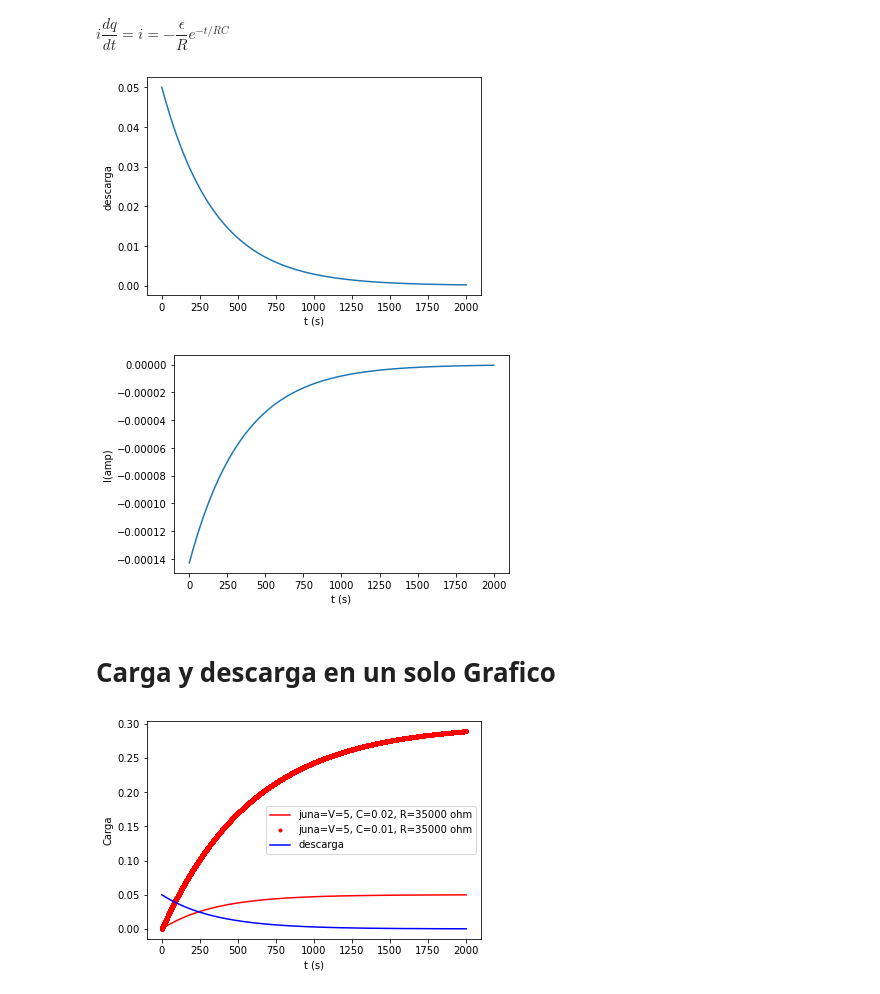
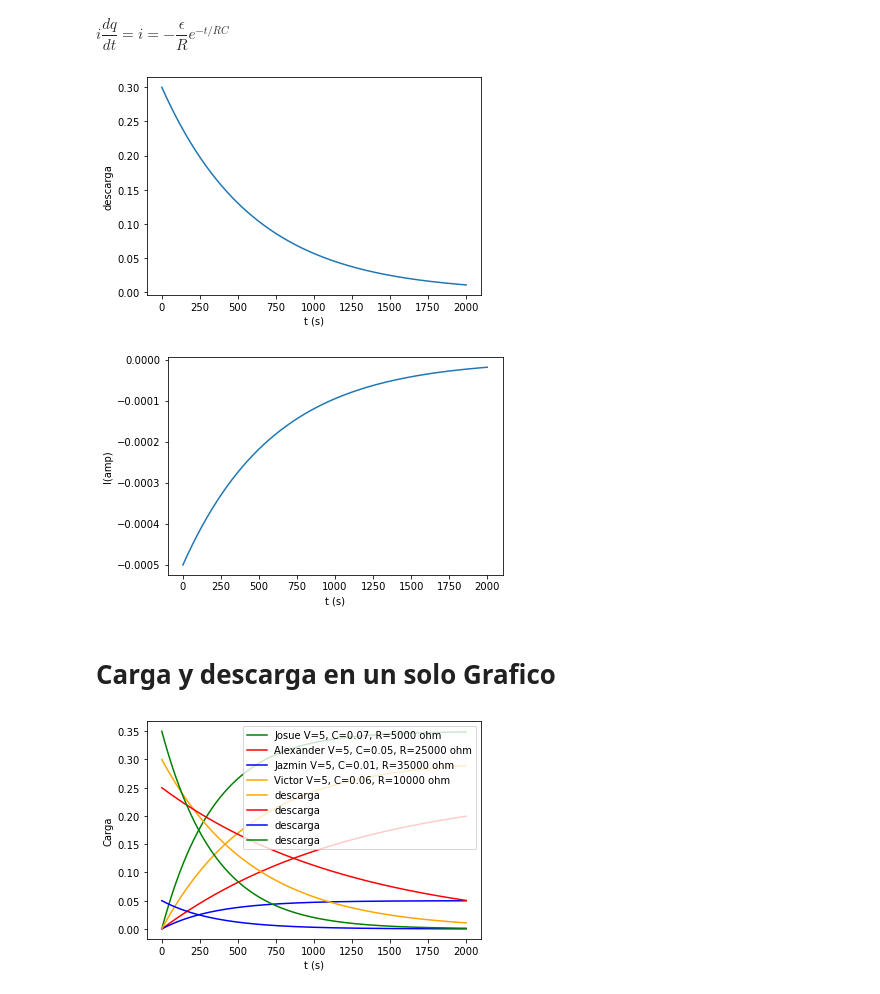
Before and after one commit to JazzLilo/Carga-y-Descarga-de-un-Condensador, a Jupyter notebook: Untitled.ipynb, the cells around one changed output. Saved outputs shown, nothing was run; the diff lists cells and outputs as text; code cells hidden in the pictures.

```diff
--- a/Untitled.ipynb
+++ b/Untitled.ipynb
@@ -58,41 +58,53 @@ $i\dfrac{dq}{dt}=i=-\dfrac{\epsilon}{R}e^{-t/RC}$
 def descargaQ(e,C,R,t):
     return e*C*(np.exp(-t/(R*C)))
 
-desQ=descargaQ(5,0.01,35000,t)
+desQ=descargaQ(5,0.06,10000,t)
 plt.plot(t,desQ)
 plt.ylabel('descarga')
 plt.xlabel('t (s)')
 plt.show()
 # %% [output]
-[figure, old version]
+[figure, new version]
 # %%
 #funcion corriente descarga
 def descargaI(e,C,R,t):
     return -(e/R)*np.exp(-t/(R*C))
 
-desI=descargaI(5,0.01,35000,t)
+desI=descargaI(5,0.06,10000,t)
 plt.plot(t,desI)
 plt.ylabel('I(amp)')
 plt.xlabel('t (s)')
 plt.show()
 # %% [output]
-[figure, old version]
+[figure, new version]
 # %% [markdown]
 # Carga y descarga en un solo Grafico
 # %%
 t = np.linspace(0, 2000, 50000)
 t1 = np.linspace(2000, 200, 50)
-Q=cargaQ(5,0.01,35000,t)
-Q1=cargaQ(5,0.06,10000,t)
-desQ1=descargaQ(5,0.01,35000,t)
+t2 = np.linspace(2000, 200, 50)
+t3 = np.linspace(2000, 200, 50)
+Q=cargaQ(5,0.06,10000,t)
+Q1=cargaQ(5,0.05,25000,t)
+Q2=cargaQ(5,0.01,35000,t)
+Q3=cargaQ(5,0.07,5000,t)
+desQ1=descargaQ(5,0.06,10000,t)
+desQ2=descargaQ(5,0.05,25000,t)
+desQ3=descargaQ(5,0.01,35000,t)
+desQ4=descargaQ(5,0.07,5000,t)
 
-plt.plot(t,Q,'r',label='juna=V=5, C=0.02, R=35000 ohm')
-plt.plot(t,Q1,'r.',label='juna=V=5, C=0.01, R=35000 ohm')
+plt.plot(t,Q3,'green',label='Josue V=5, C=0.07, R=5000 ohm')
+plt.plot(t,Q1,'red',label='Alexander V=5, C=0.05, R=25000 ohm')
+plt.plot(t,Q2,'blue',label='Jazmin V=5, C=0.01, R=35000 ohm')
+plt.plot(t,Q,'orange',label='Victor V=5, C=0.06, R=10000 ohm')
 
-plt.plot(t,desQ1,'b',label='descarga')
+plt.plot(t,desQ1,'orange',label='descarga')
+plt.plot(t,desQ2,'red',label='descarga')
+plt.plot(t,desQ3,'blue',label='descarga')
+plt.plot(t,desQ4,'green',label='descarga')
 plt.ylabel('Carga')
 plt.xlabel('t (s)')
 plt.legend()
 plt.show()
 # %% [output]
-[figure, old version]
+[figure, new version]
```
Also changed, not shown: parts of 2 cells of this notebook.
